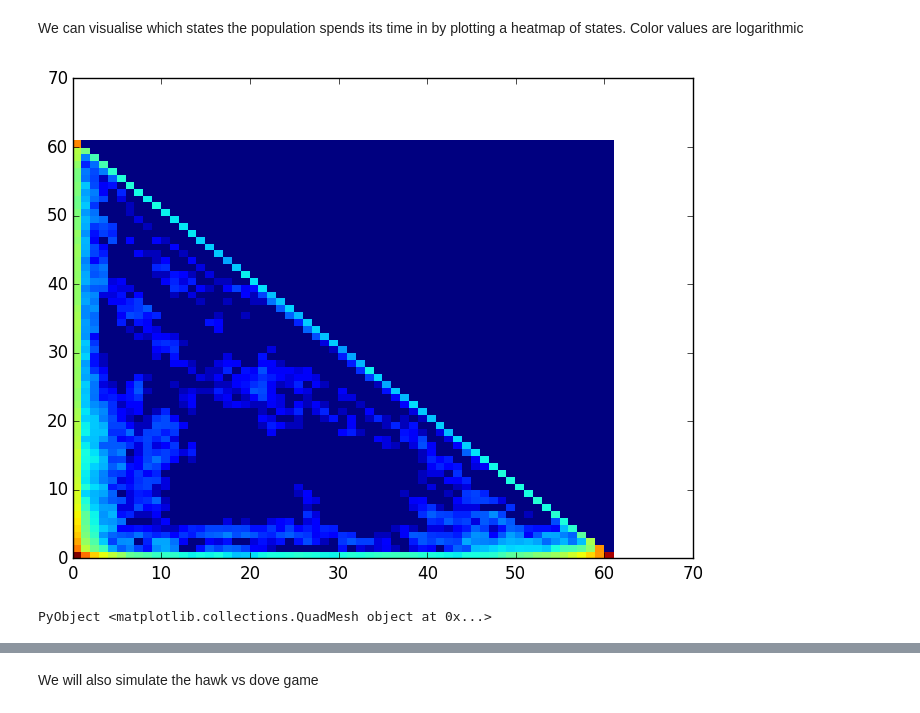
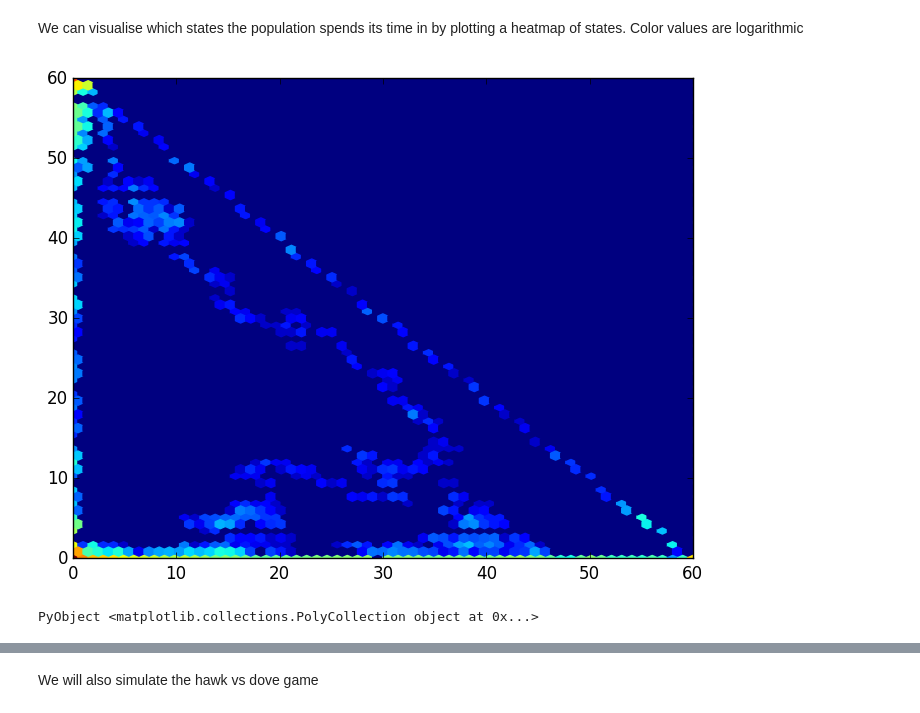
Before and after one commit to computationalevolutionarydynamics/Jedy.jl, a Jupyter notebook: notebooks/Finite Populations.ipynb, the cells around one changed output, grey strips where cells are left out. Cells and saved outputs as stored; diff of their text form; code cells hidden in the pictures.

Commit message:
Added plotting of timeseries to notebook

```diff
--- a/notebooks/Finite Populations.ipynb
+++ b/notebooks/Finite Populations.ipynb
@@ -74,11 +77,11 @@ estimateStationaryDistribution(10000, dilemmaProcess)
  0.172289
 # %% [markdown]
 We can visualise which states the population spends its time in by plotting a heatmap of states. Color values are logarithmic
-# %%
-# Generate a heatmap for states
-heatmap = generateStateHeatmap(1000000, dilemmaProcess)
-heatmap = logNormHeatmap(heatmap)
-plt.pcolormesh(heatmap)
-# %% [output]
-[figure, removed]
-PyObject <matplotlib.collections.QuadMesh object at 0x...>
+# %%
+# Generate a heatmap for states
+n = 100000 # Number of iterations
+timeSeries = generateTimeSeries(100000, dilemmaProcess)
+plt.hexbin(timeSeries[:,1], timeSeries[:,2], gridsize = 61, bins = "log")
+# %% [output]
+[figure, added]
+PyObject <matplotlib.collections.PolyCollection object at 0x...>
```
Also changed, not shown: parts of 4 cells of this notebook.
